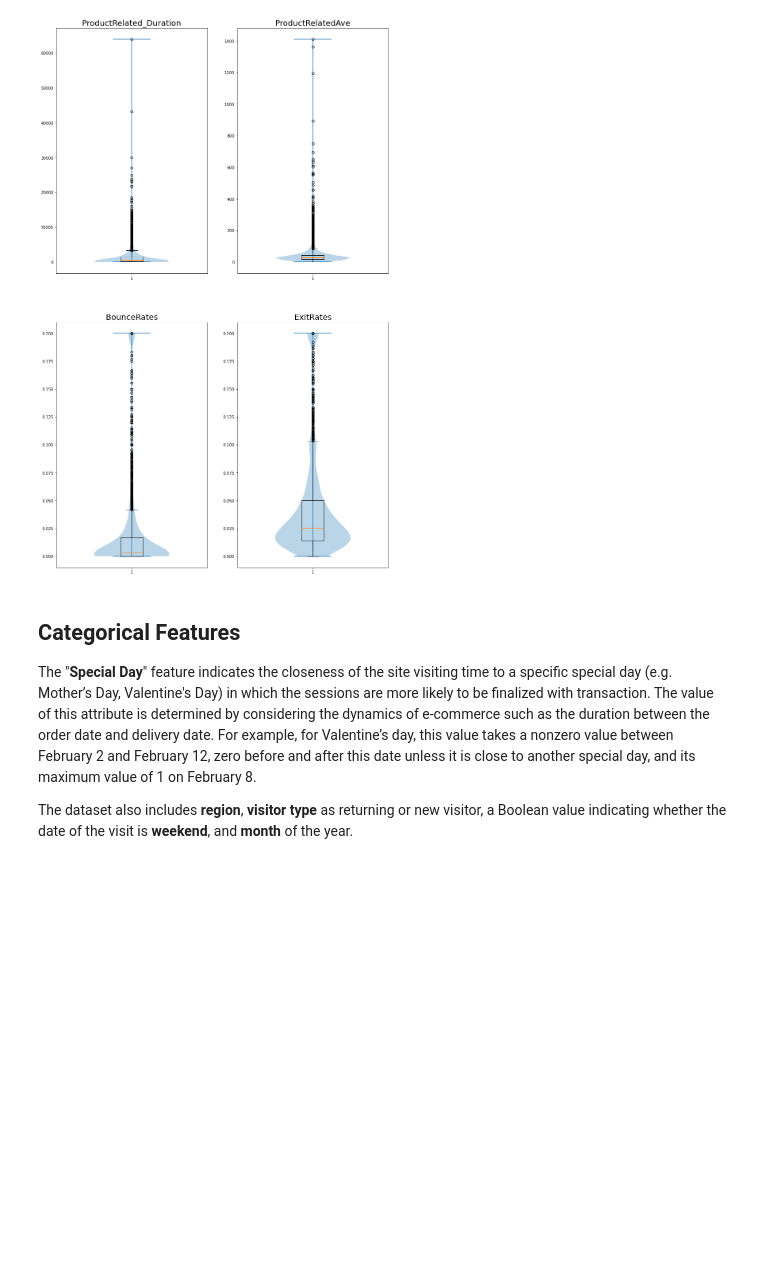
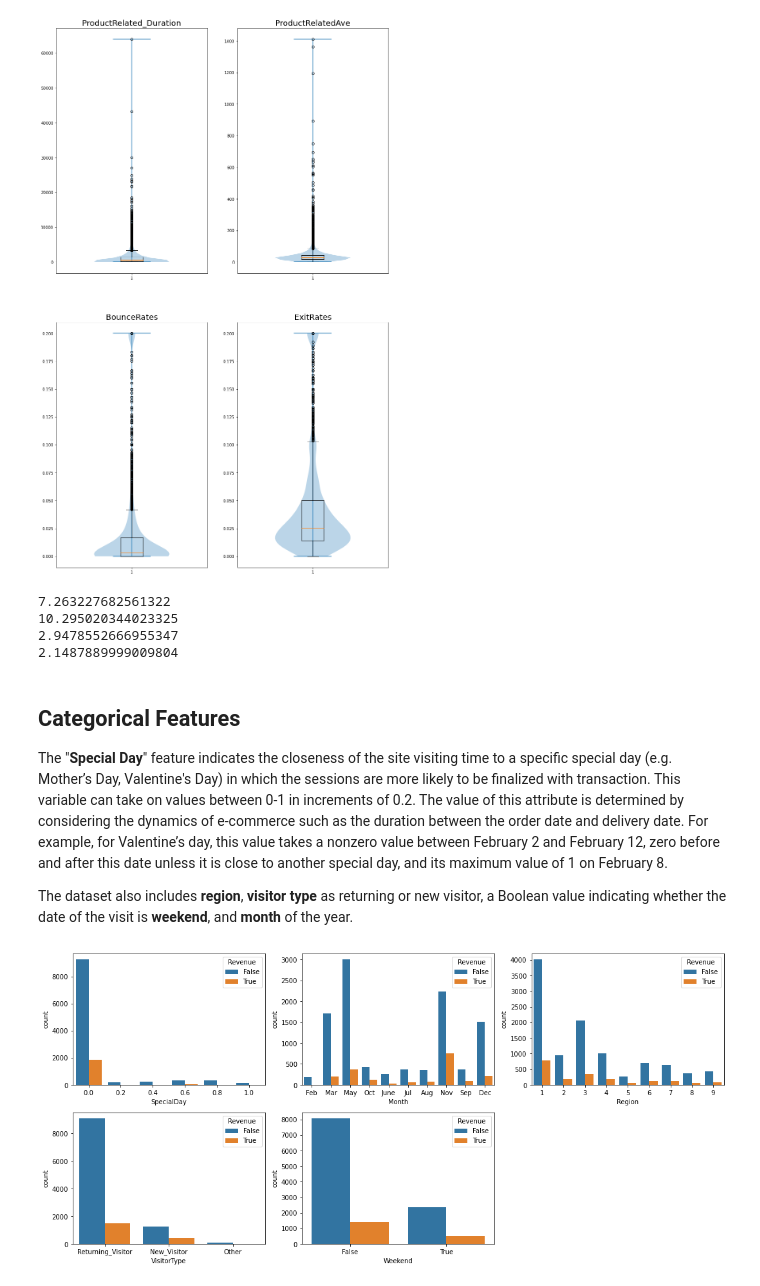
Before and after one commit to umitozmen/MachineLearning-CEGE04-Erebus, a Jupyter notebook: Introduction, Problem & Learning Task, Exploration of Dataset.ipynb, the cells around one changed output. Saved outputs shown, nothing was run; the diff lists cells and outputs as text; code cells hidden in the pictures; blank space fills up the shorter version.

Commit message:
working on data exploration (incomplete)

```diff
--- a/Introduction, Problem & Learning Task, Exploration of Dataset.ipynb
+++ b/Introduction, Problem & Learning Task, Exploration of Dataset.ipynb
@@ -92,9 +139,33 @@ for indx, var  in enumerate(features):
     plt.gca().set_title(var, fontsize=20)
 # %% [output]
 [figure]
+# %%
+print(data_frame_os['ProductRelated_Duration'].skew())
+print(data_frame_os['ProductRelatedAve'].skew())
+print(data_frame_os['BounceRates'].skew())
+print(data_frame_os['ExitRates'].skew())
+# %% [output]
+7.263227682561322
+10.295020344023325
+2.9478552666955347
+2.1487889999009804
 # %% [markdown]
 ## Categorical Features
 
-The "**Special Day**" feature indicates the closeness of the site visiting time to a specific special day (e.g. Mother’s Day, Valentine's Day) in which the sessions are more likely to be finalized with transaction. The value of this attribute is determined by considering the dynamics of e-commerce such as the duration between the order date and delivery date. For example, for Valentine’s day, this value takes a nonzero value between February 2 and February 12, zero before and after this date unless it is close to another special day, and its maximum value of 1 on February 8.
+The "**Special Day**" feature indicates the closeness of the site visiting time to a specific special day (e.g. Mother’s Day, Valentine's Day) in which the sessions are more likely to be finalized with transaction. This variable can take on values between 0-1 in increments of 0.2. The value of this attribute is determined by considering the dynamics of e-commerce such as the duration between the order date and delivery date. For example, for Valentine’s day, this value takes a nonzero value between February 2 and February 12, zero before and after this date unless it is close to another special day, and its maximum value of 1 on February 8.
 
 The dataset also includes **region**, **visitor type** as returning or new visitor, a Boolean value indicating whether the date of the visit is **weekend**, and **month** of the year.
+# %%
+def count_plot(df, columns):
+    plt.figure(figsize=(15, 10))
+    for indx, var  in enumerate(columns):
+        plt.subplot(3, 3, indx+1)
+        g = sns.countplot(df[var], hue= df['Revenue'])
+    plt.tight_layout()
+
+numerical_features = data_frame_os[['SpecialDay', 'Month', 'Region', 'VisitorType', 'Weekend']]
+import warnings
+warnings.filterwarnings('ignore')
+count_plot(data_frame_os, numerical_features) # Plot the categorical features
+# %% [output]
+[figure, added]
```
Also changed, not shown: parts of 8 cells of this notebook, 1 other file.
